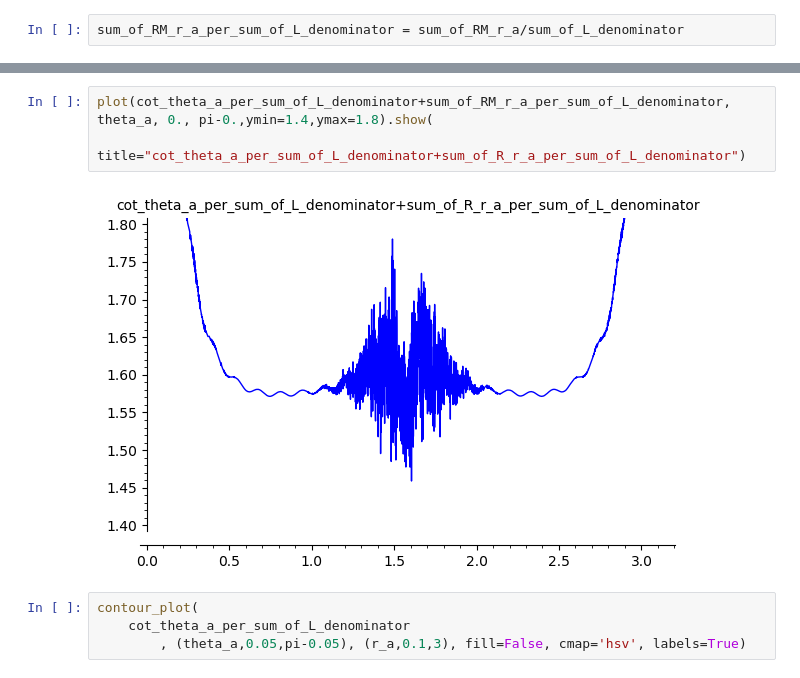
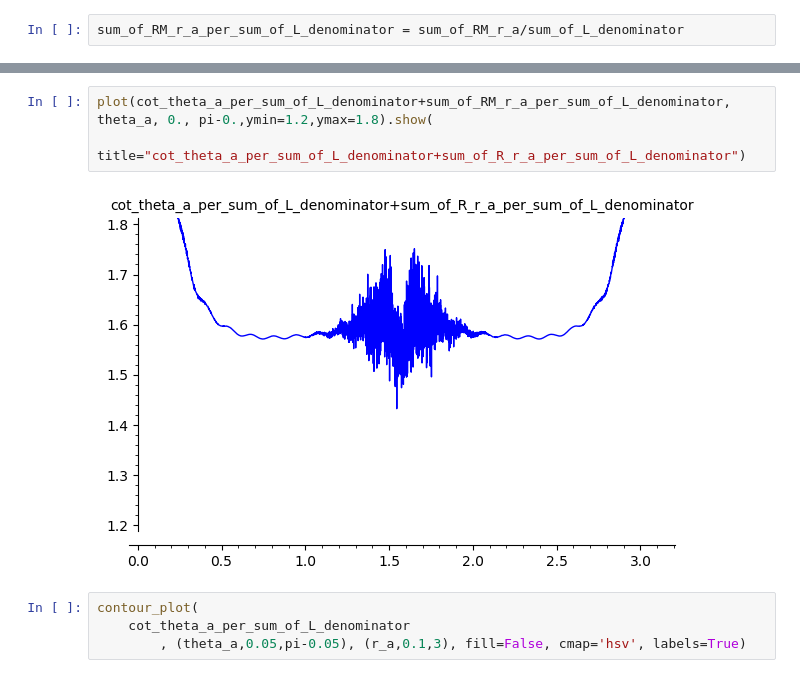
Before and after one commit to daju1/articles, a Jupyter notebook: electrostatic_vector_potential/Vector_potential_of_a_precessing_magnetic_dipole_in_spherical_coordinates.ipynb, the cells around one changed output, grey strips where cells are left out. Saved outputs shown, nothing was run; the diff lists cells and outputs as text.

```diff
--- a/electrostatic_vector_potential/Vector_potential_of_a_precessing_magnetic_dipole_in_spherical_coordinates.ipynb
+++ b/electrostatic_vector_potential/Vector_potential_of_a_precessing_magnetic_dipole_in_spherical_coordinates.ipynb
@@ -1626,8 +1653,8 @@ plot(sum_of_RM_r_a_per_sum_of_L_denominator, theta_a, 0, pi,ymin=0.8,ymax=1.7).s
 # %%
-plot(cot_theta_a_per_sum_of_L_denominator+sum_of_RM_r_a_per_sum_of_L_denominator, theta_a, 0., pi-0.,ymin=1.4,ymax=1.8).show(
+plot(cot_theta_a_per_sum_of_L_denominator+sum_of_RM_r_a_per_sum_of_L_denominator, theta_a, 0., pi-0.,ymin=1.2,ymax=1.8).show(
     title="cot_theta_a_per_sum_of_L_denominator+sum_of_R_r_a_per_sum_of_L_denominator")
 # %% [output]
-[figure, old version]
+[figure, new version]
 # %%
 contour_plot(
     cot_theta_a_per_sum_of_L_denominator
```
Also changed, not shown: parts of 10 cells of this notebook.
